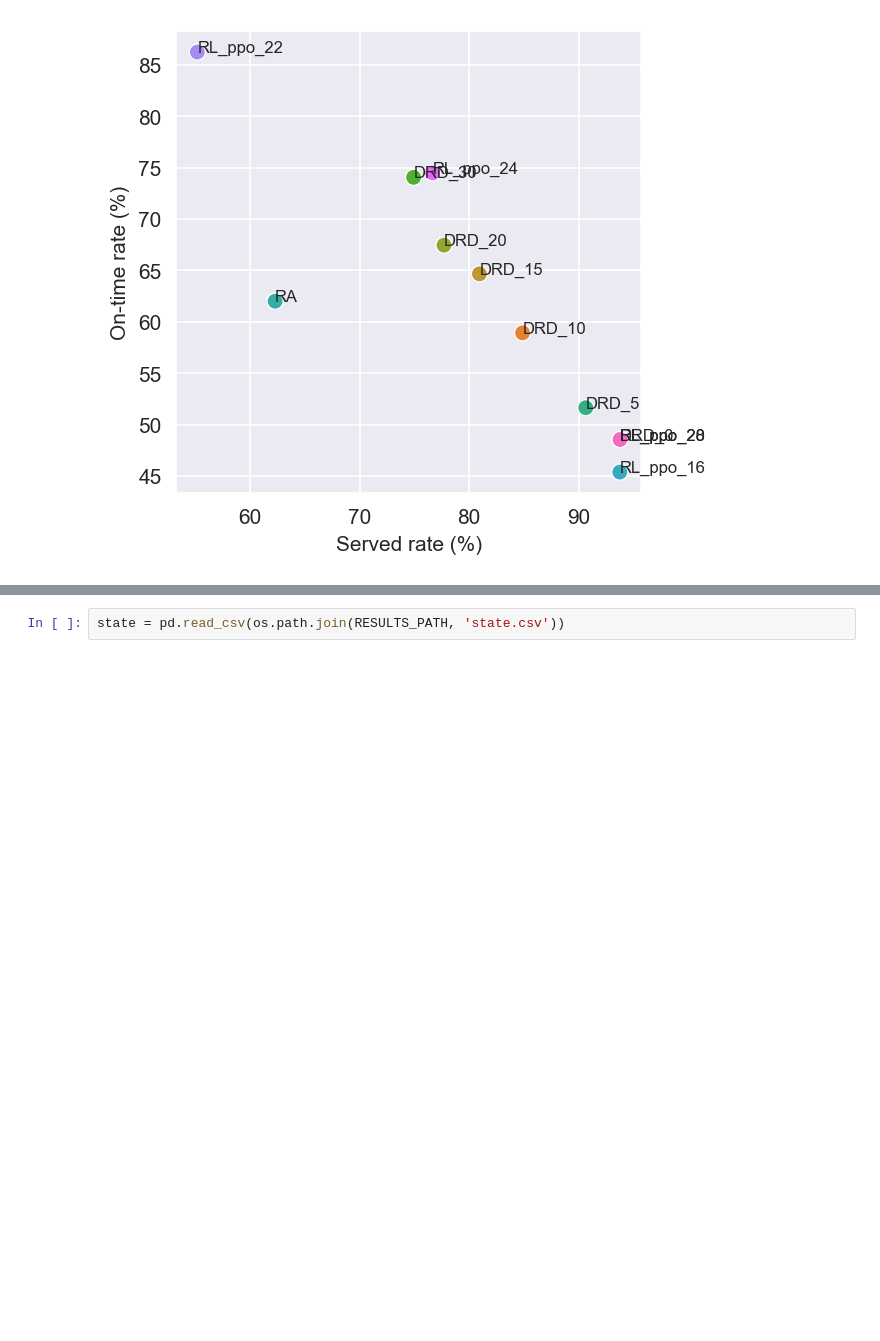
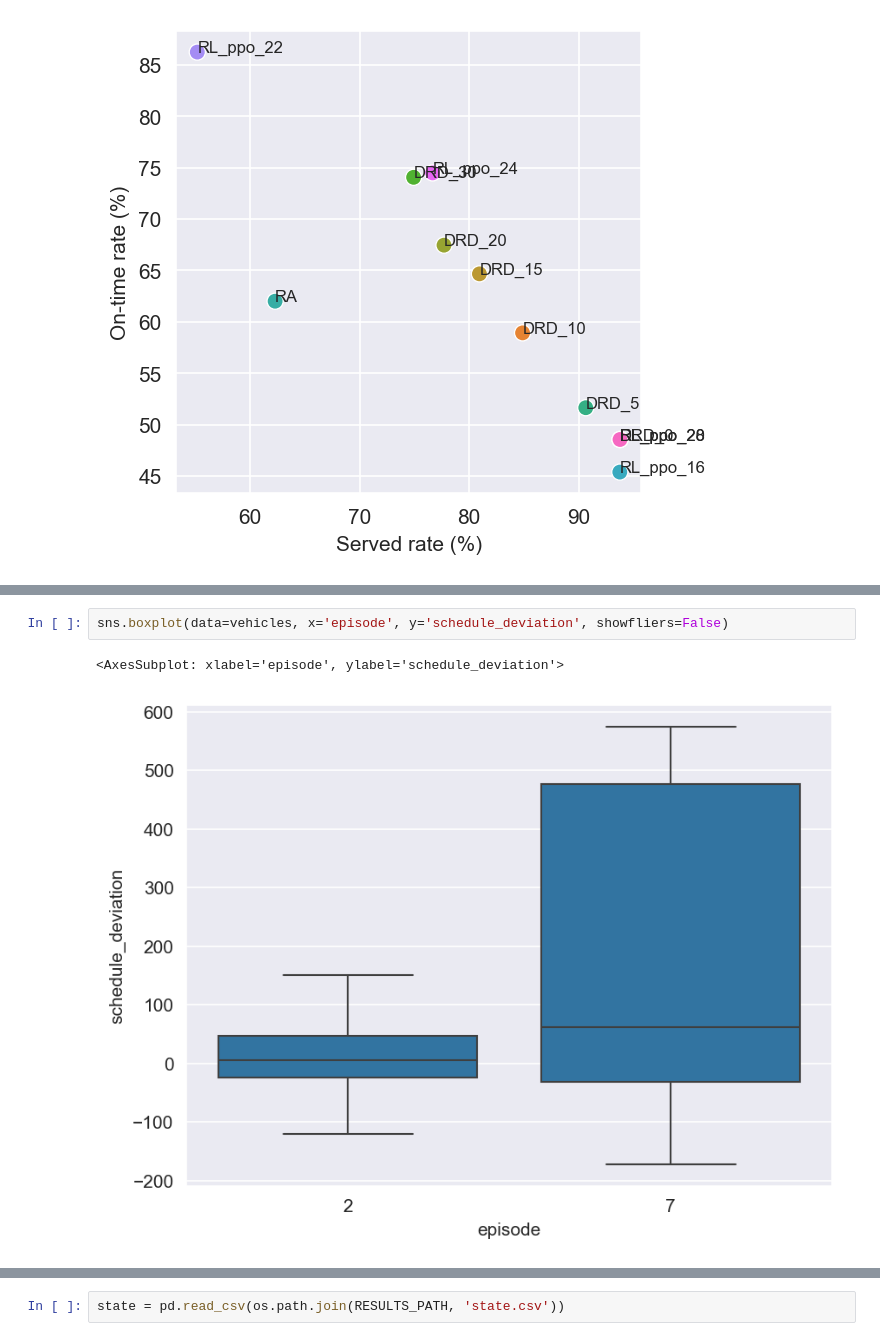
Before and after one commit to joerovar/flex-bus-sim, a Jupyter notebook: results.ipynb, the cells around one changed output, grey strips where cells are left out. Cells and saved outputs as stored; diff of their text form; blank space fills up the shorter version.

```diff
--- a/results.ipynb
+++ b/results.ipynb
@@ -148,0 +257,5 @@ table[['avg_episode_reward', 'on_time_rate', 'served_rate', 'n_denied_riders', '
+# %%
+sns.boxplot(data=vehicles, x='episode', y='schedule_deviation', showfliers=False)
+# %% [output]
+<AxesSubplot: xlabel='episode', ylabel='schedule_deviation'>
+[figure, added]
```
Also changed, not shown: parts of 20 cells of this notebook, 4 other files.
